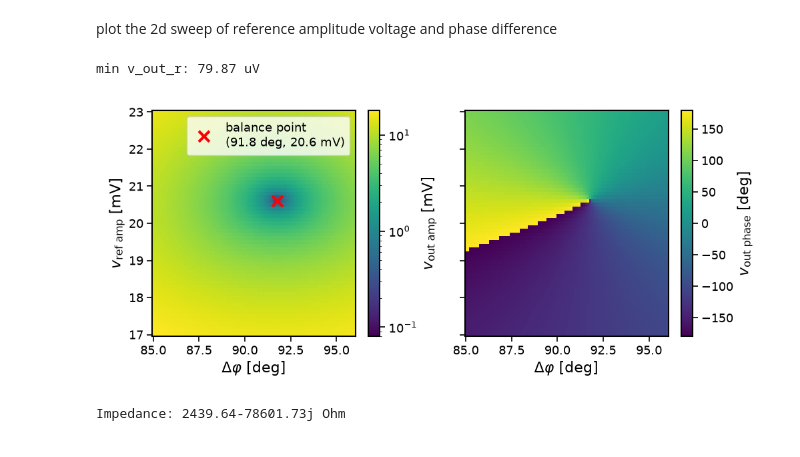
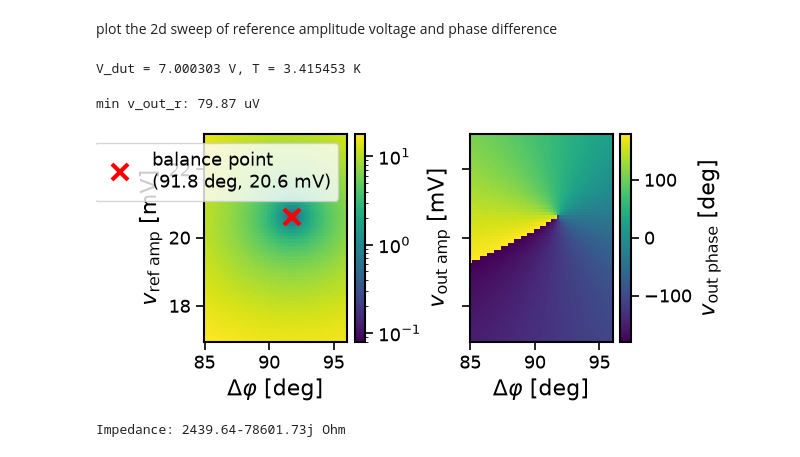
Before and after one commit to professors04/impedance_bridge_analysis, a Jupyter notebook: ADR cooldown 30/analysis.ipynb, the cells around one changed output. Saved outputs shown, nothing was run; the diff lists cells and outputs as text; code cells hidden in the pictures.

```diff
--- a/ADR cooldown 30/analysis.ipynb
+++ b/ADR cooldown 30/analysis.ipynb
@@ -28,11 +28,15 @@ loader = LoadData(data_path = base_path + experiment_name)
 data = loader.load_zarr(run_id=id)
 
 V_dut = get_parameter_snapshot_value(data, "V_dut")
+T = get_parameter_snapshot_value(data, "T4k")
+print(f"V_dut = {V_dut} V, T = {T} K")
+# %% [output]
+V_dut = 7.000303 V, T = 3.415453 K
 # %%
-plotr.lockin_ref_phase_sweep(data, size_factor=1.6, balance_point=True, log_scale=True, save_path=rf"\plots\lockin_ref_phase_sweep_{V_dut:.2f}V_dut_bias_{id}_log.png")
+plotr.lockin_ref_phase_sweep(data, size_factor=1, balance_point=True, log_scale=True, save_path=rf"\plots\lockin_ref_phase_sweep_{V_dut:.2f}V_dut_bias_{id}_log.pdf")
 # %% [output]
 min v_out_r: 79.87 uV
-[figure, old version]
+[figure, new version]
 # %%
 # Capacitor modeled as parallel R and C
 Z_dut = calc.calculate_impedance(data)
```
Also changed, not shown: parts of 3 cells of this notebook, 16 other files.
